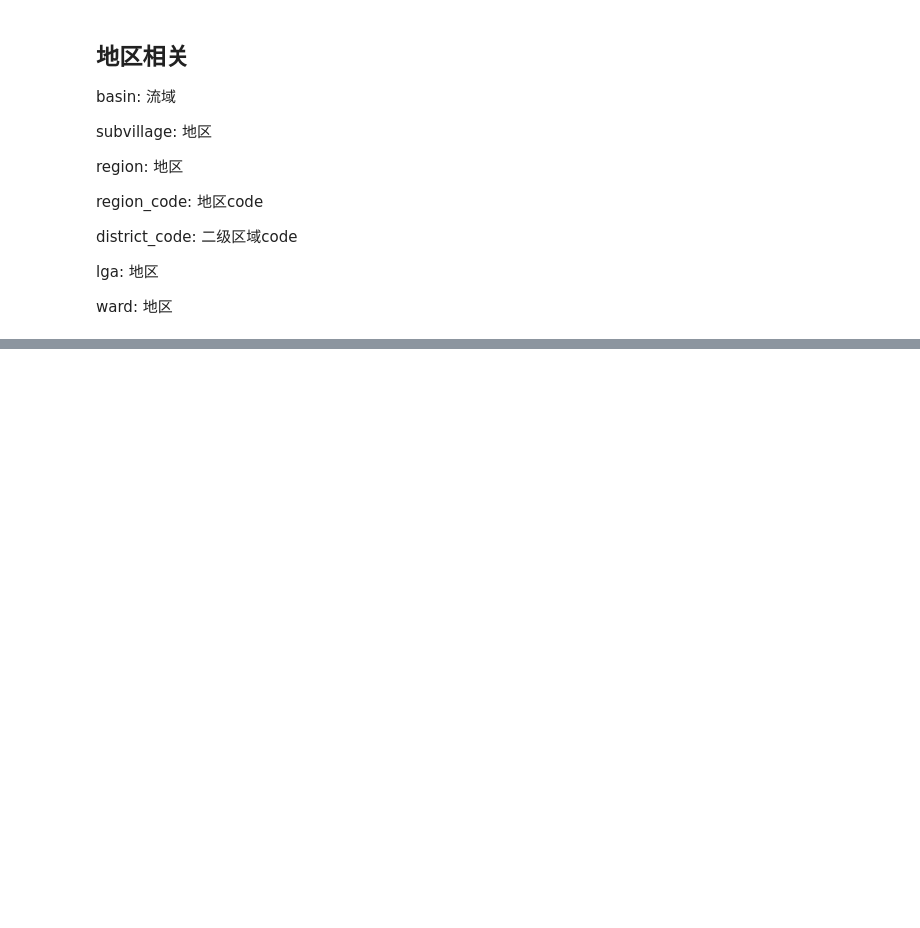
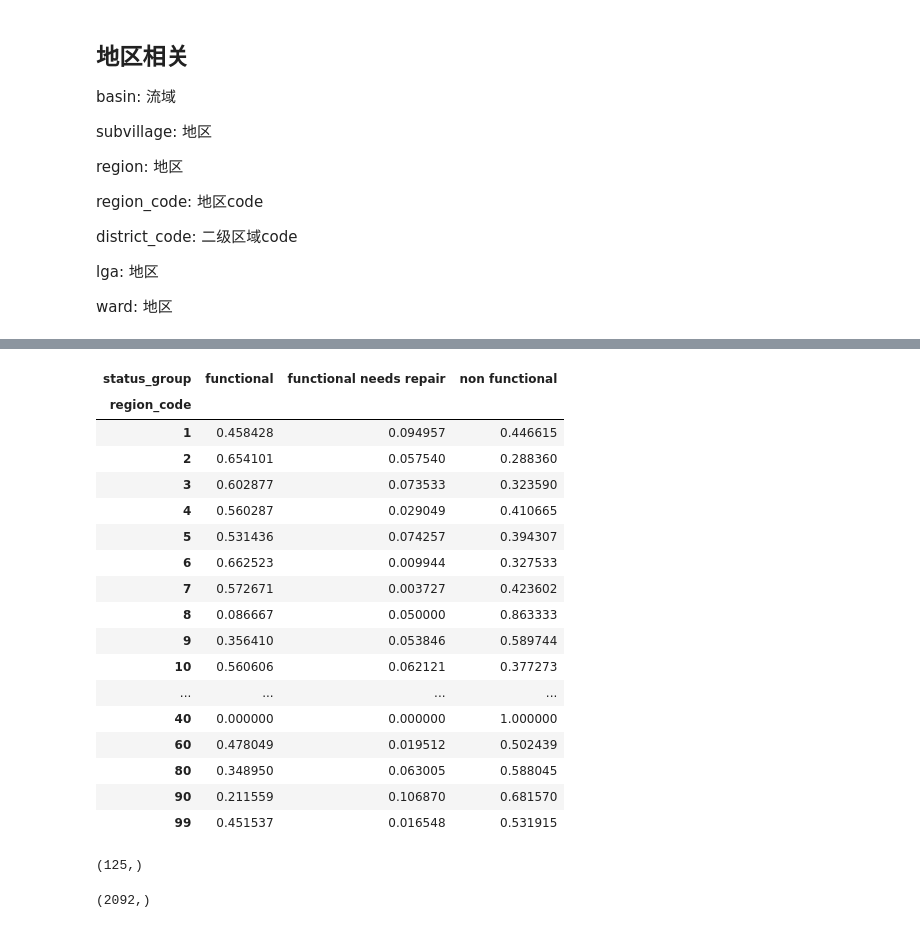
Before and after one commit to shenc3/drivendata-nb, a Jupyter notebook: pumpItUp/PumpItUp.ipynb, the cells around one changed output, grey strips where cells are left out. Cells and saved outputs as stored; diff of their text form; code cells hidden in the pictures; blank space fills up the shorter version.

```diff
--- a/pumpItUp/PumpItUp.ipynb
+++ b/pumpItUp/PumpItUp.ipynb
@@ -378,0 +476,29 @@ ward: 地区
+# %%
+pd.crosstab(train['region_code'], train['status_group'], normalize='index')
+# %% [output]
+| status_group | functional | functional needs repair | non functional |
+| region_code |  |  |  |
+| 1 | 0.458428 | 0.094957 | 0.446615 |
+| 2 | 0.654101 | 0.057540 | 0.288360 |
+| 3 | 0.602877 | 0.073533 | 0.323590 |
+| 4 | 0.560287 | 0.029049 | 0.410665 |
+| 5 | 0.531436 | 0.074257 | 0.394307 |
+| 6 | 0.662523 | 0.009944 | 0.327533 |
+| 7 | 0.572671 | 0.003727 | 0.423602 |
+| 8 | 0.086667 | 0.050000 | 0.863333 |
+| 9 | 0.356410 | 0.053846 | 0.589744 |
+| 10 | 0.560606 | 0.062121 | 0.377273 |
+| ... | ... | ... | ... |
+| 40 | 0.000000 | 0.000000 | 1.000000 |
+| 60 | 0.478049 | 0.019512 | 0.502439 |
+| 80 | 0.348950 | 0.063005 | 0.588045 |
+| 90 | 0.211559 | 0.106870 | 0.681570 |
+| 99 | 0.451537 | 0.016548 | 0.531915 |
+# %%
+train['lga'].unique().shape
+# %% [output]
+(125,)
+# %%
+train['ward'].unique().shape
+# %% [output]
+(2092,)
```
Also changed, not shown: parts of 22 cells of this notebook.
